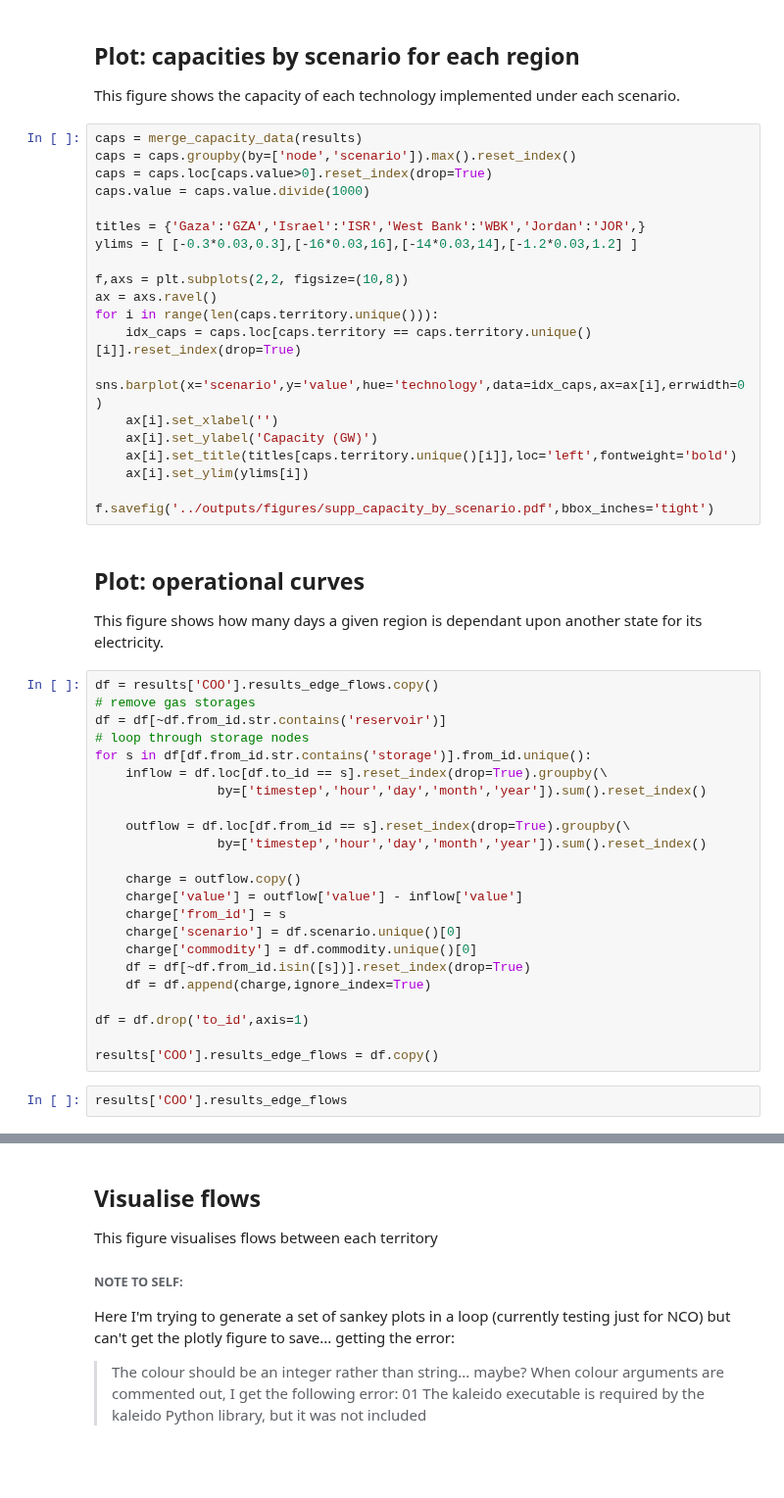
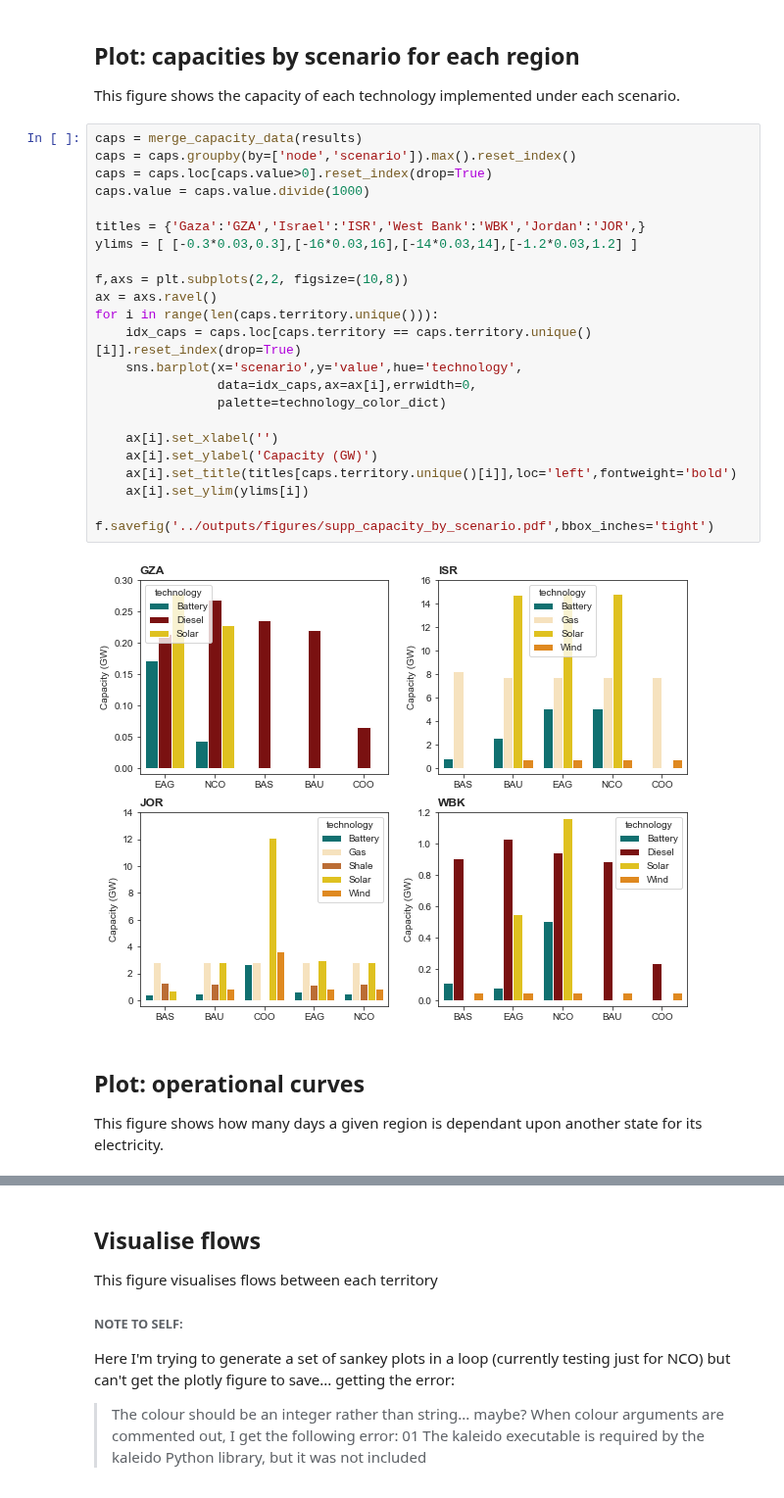
Before and after one commit to amanmajid/nextra, a Jupyter notebook: analysis/icae_results.ipynb, the cells around one changed output, grey strips where cells are left out. Shown at 98% size. Saved outputs shown, nothing was run; the diff lists cells and outputs as text; blank space fills up the shorter version.

```diff
--- a/analysis/icae_results.ipynb
+++ b/analysis/icae_results.ipynb
@@ -347,49 +356,29 @@ This figure shows the capacity of each technology implemented under each scenari
 # %%
 caps = merge_capacity_data(results)
 caps = caps.groupby(by=['node','scenario']).max().reset_index()
 caps = caps.loc[caps.value>0].reset_index(drop=True)
 caps.value = caps.value.divide(1000)
 
 titles = {'Gaza':'GZA','Israel':'ISR','West Bank':'WBK','Jordan':'JOR',}
 ylims = [ [-0.3*0.03,0.3],[-16*0.03,16],[-14*0.03,14],[-1.2*0.03,1.2] ]
 
 f,axs = plt.subplots(2,2, figsize=(10,8))
 ax = axs.ravel()
 for i in range(len(caps.territory.unique())):
     idx_caps = caps.loc[caps.territory == caps.territory.unique()[i]].reset_index(drop=True)
-    sns.barplot(x='scenario',y='value',hue='technology',data=idx_caps,ax=ax[i],errwidth=0)
+    sns.barplot(x='scenario',y='value',hue='technology',
+                data=idx_caps,ax=ax[i],errwidth=0,
+                palette=technology_color_dict)
+
     ax[i].set_xlabel('')
     ax[i].set_ylabel('Capacity (GW)')
     ax[i].set_title(titles[caps.territory.unique()[i]],loc='left',fontweight='bold')
     ax[i].set_ylim(ylims[i])
 
 f.savefig('../outputs/figures/supp_capacity_by_scenario.pdf',bbox_inches='tight')
+# %% [output]
+[figure, added]
 # %% [markdown]
 ## Plot: operational curves
 
 This figure shows how many days a given region is dependant upon another state for its electricity.
-# %%
-df = results['COO'].results_edge_flows.copy()
-# remove gas storages
-df = df[~df.from_id.str.contains('reservoir')]
-# loop through storage nodes
-for s in df[df.from_id.str.contains('storage')].from_id.unique():
-    inflow = df.loc[df.to_id == s].reset_index(drop=True).groupby(\
-                by=['timestep','hour','day','month','year']).sum().reset_index()
-
-    outflow = df.loc[df.from_id == s].reset_index(drop=True).groupby(\
-                by=['timestep','hour','day','month','year']).sum().reset_index()
-
-    charge = outflow.copy()
-    charge['value'] = outflow['value'] - inflow['value']
-    charge['from_id'] = s
-    charge['scenario'] = df.scenario.unique()[0]
-    charge['commodity'] = df.commodity.unique()[0]
-    df = df[~df.from_id.isin([s])].reset_index(drop=True)
-    df = df.append(charge,ignore_index=True)
-
-df = df.drop('to_id',axis=1)
-
-results['COO'].results_edge_flows = df.copy()
-# %%
-results['COO'].results_edge_flows
```
Also changed, not shown: parts of 4 cells of this notebook, 8 other files.
